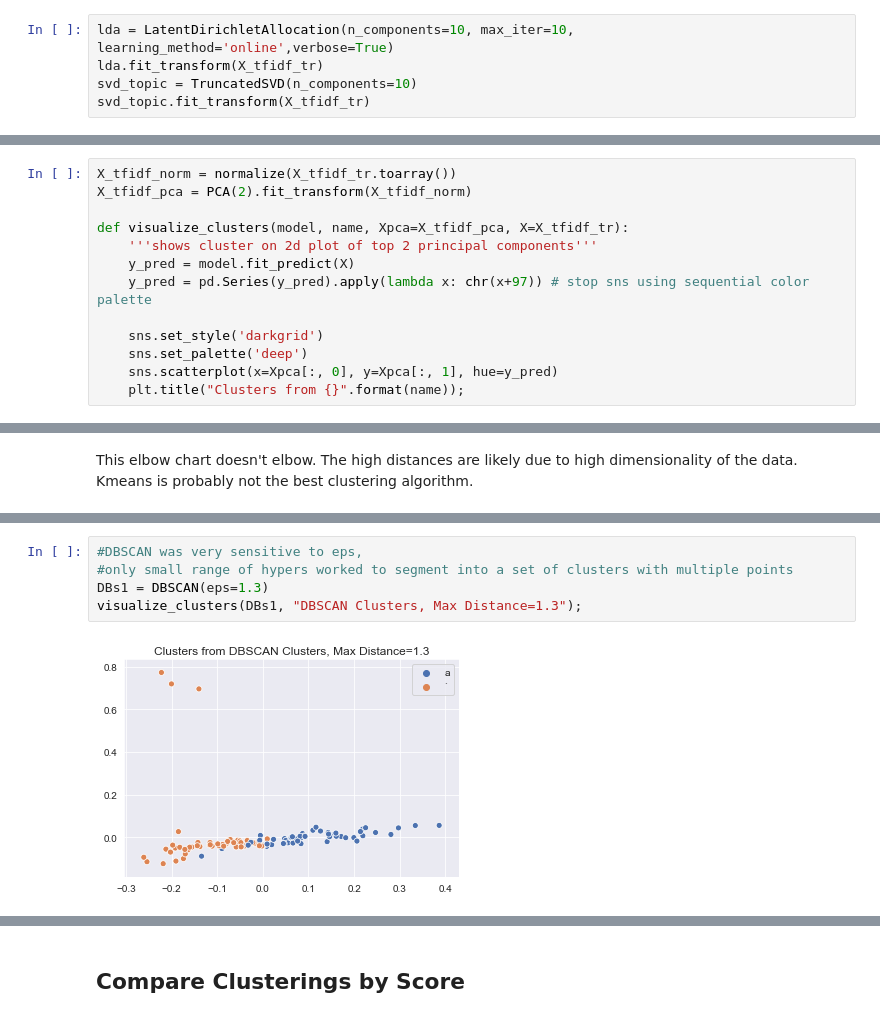
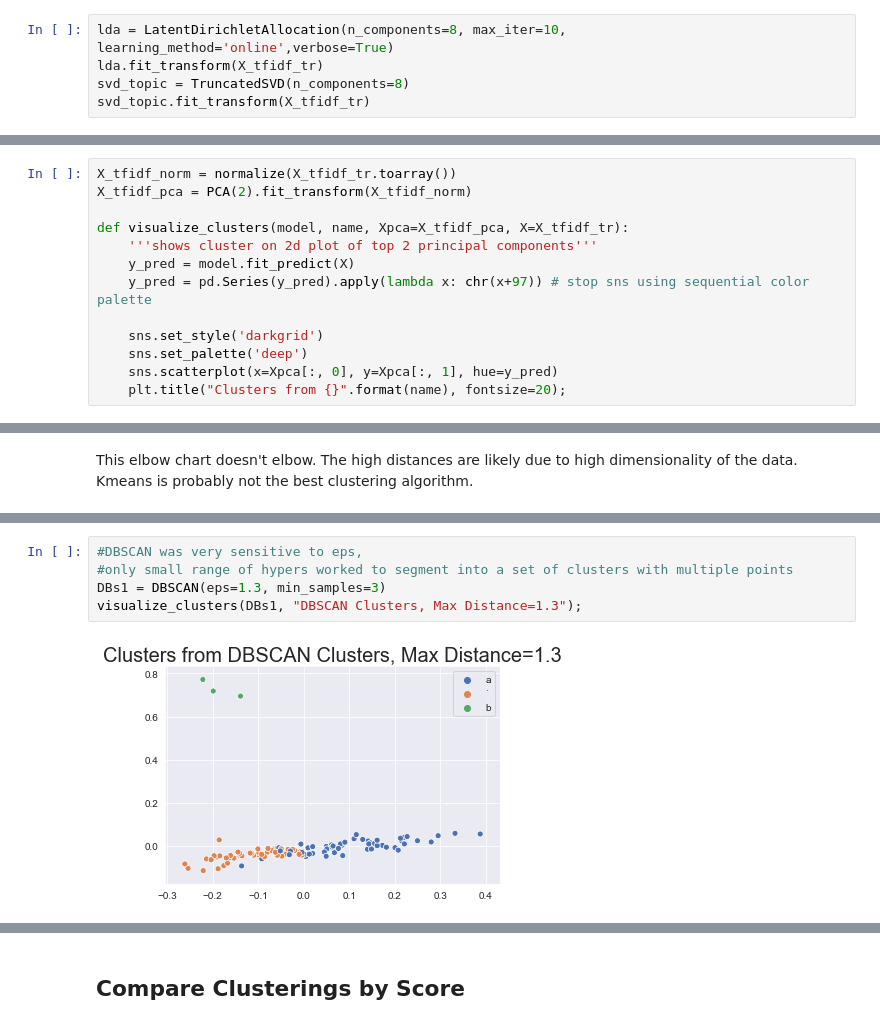
Before and after one commit to chrisoyer/unsupervised_learning-scifi_stories, a Jupyter notebook: scifi_stories.ipynb, the cells around one changed output, grey strips where cells are left out. Cells and saved outputs as stored; diff of their text form.

Commit message:
adding and explaining more clustering models, working on DRY for model scoring

```diff
--- a/scifi_stories.ipynb
+++ b/scifi_stories.ipynb
@@ -213,9 +213,9 @@ X_tfidf_tr, X_tfidf_te, y_train, y_test = train_test_split(X_tfidf, stories_df.A
 # %%
 terms = vectorizer.get_feature_names()
 # %%
-lda = LatentDirichletAllocation(n_components=10, max_iter=10, learning_method='online',verbose=True)
+lda = LatentDirichletAllocation(n_components=8, max_iter=10, learning_method='online',verbose=True)
 lda.fit_transform(X_tfidf_tr)
-svd_topic = TruncatedSVD(n_components=10)
+svd_topic = TruncatedSVD(n_components=8)
 svd_topic.fit_transform(X_tfidf_tr)
 # %% [output]
 iteration: 1 of max_iter: 10
@@ -318,7 +314,7 @@ def visualize_clusters(model, name, Xpca=X_tfidf_pca, X=X_tfidf_tr):
     sns.set_style('darkgrid')
     sns.set_palette('deep')
     sns.scatterplot(x=Xpca[:, 0], y=Xpca[:, 1], hue=y_pred)
-    plt.title("Clusters from {}".format(name));
+    plt.title("Clusters from {}".format(name), fontsize=20);
 # %%
 def elbow(model, modelname):
     inertia = []
@@ -351,8 +353,8 @@ visualize_clusters(k_means10, "KMeans: 10 Clusters");
 # %%
 #DBSCAN was very sensitive to eps,
 #only small range of hypers worked to segment into a set of clusters with multiple points
-DBs1 = DBSCAN(eps=1.3)
+DBs1 = DBSCAN(eps=1.3, min_samples=3)
 visualize_clusters(DBs1, "DBSCAN Clusters, Max Distance=1.3");
 # %% [output]
-[figure, old version]
+[figure, new version]
 # %%
```
Also changed, not shown: parts of 31 cells of this notebook.
